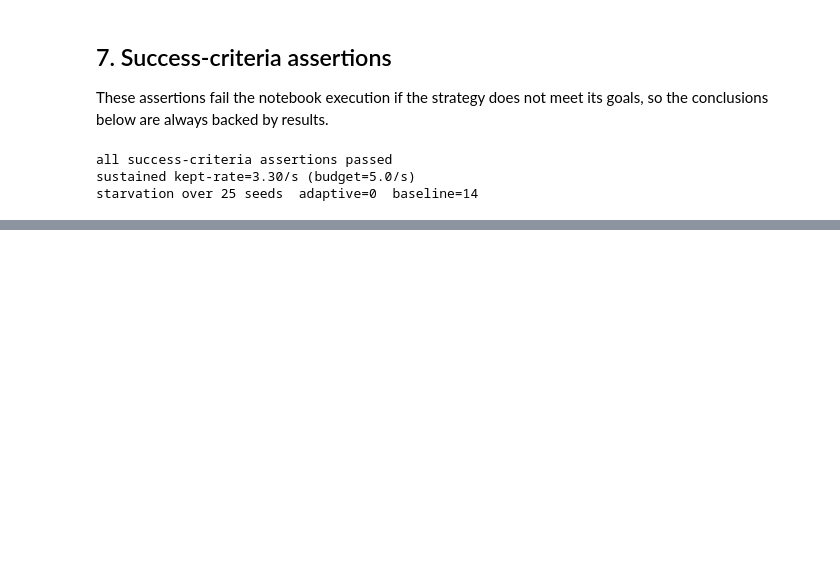
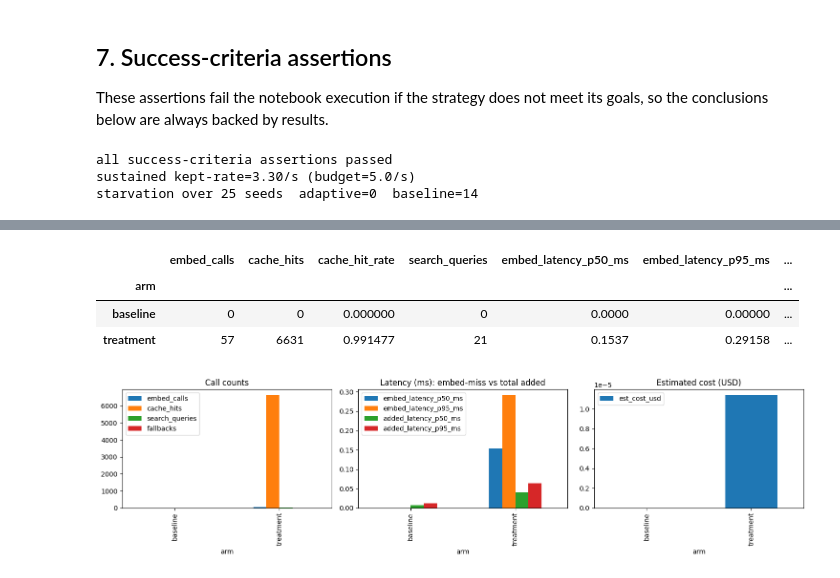
Before and after one commit to aadharshkannan/singlenotebooks, a Jupyter notebook: adaptive_trace_sampling.ipynb, the cells around one changed output, grey strips where cells are left out. Drawn from its saved outputs; the diff is of its cells as text; code cells hidden in the pictures; blank space fills up the shorter version.

```diff
--- a/adaptive_trace_sampling.ipynb
+++ b/adaptive_trace_sampling.ipynb
@@ -185,0 +305,21 @@ starvation over 25 seeds  adaptive=0  baseline=14
+# %%
+ledger_df = pd.DataFrame([
+    dict(arm='baseline', **base.ledger),
+    dict(arm='treatment', **treat.ledger),
+]).set_index('arm')
+display(ledger_df)
+fig, ax = plt.subplots(1, 3, figsize=(15, 4))
+ledger_df[['embed_calls','cache_hits','search_queries','fallbacks']].plot.bar(ax=ax[0])
+ax[0].set_title('Call counts')
+ledger_df[['embed_latency_p50_ms','embed_latency_p95_ms',
+           'added_latency_p50_ms','added_latency_p95_ms']].plot.bar(ax=ax[1])
+ax[1].set_title('Latency (ms): embed-miss vs total added')
+ledger_df[['est_cost_usd']].plot.bar(ax=ax[2])
+ax[2].set_title('Estimated cost (USD)')
+plt.tight_layout(); plt.show()
+# %% [output]
+|  | embed_calls | cache_hits | cache_hit_rate | search_queries | embed_latency_p50_ms | embed_latency_p95_ms | ... |
+| arm |  |  |  |  |  |  | ... |
+| baseline | 0 | 0 | 0.000000 | 0 | 0.0000 | 0.00000 | ... |
+| treatment | 57 | 6631 | 0.991477 | 21 | 0.1537 | 0.29158 | ... |
+[figure, added]
```
Also changed, not shown: parts of 10 cells of this notebook, 2 other files.
